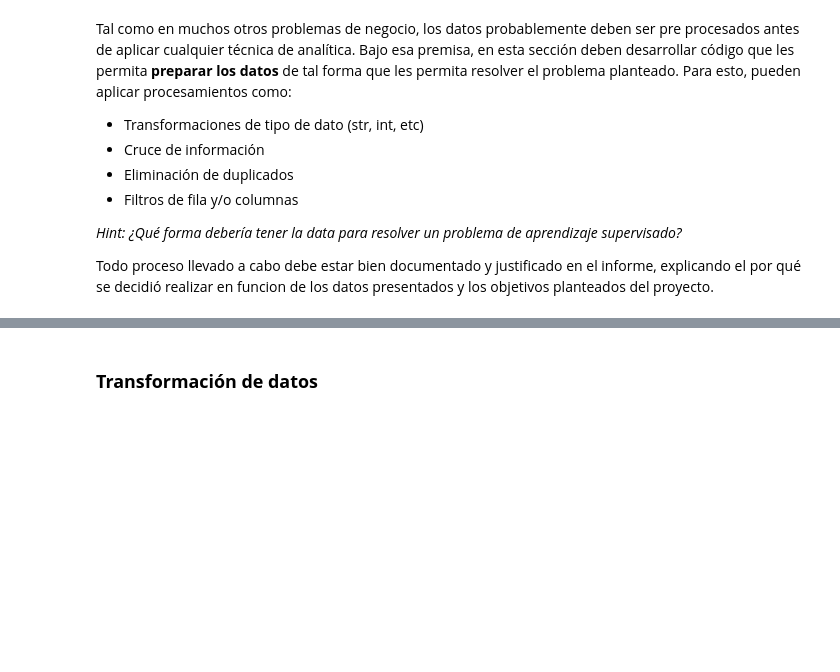
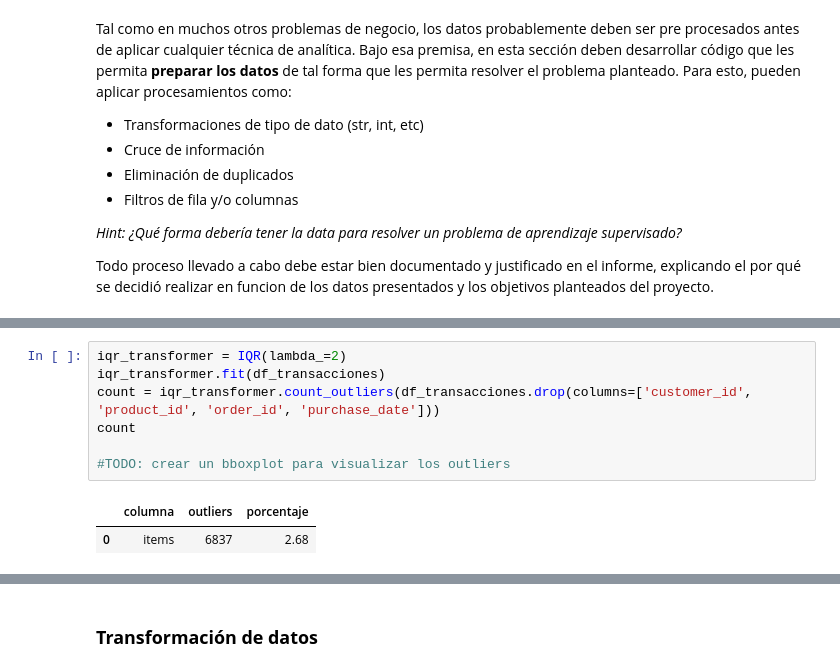
Before and after one commit to onemoremoka/sodaIAdrinks, a Jupyter notebook: datascience_notebook.ipynb, the cells around one changed output, grey strips where cells are left out. Drawn from its saved outputs; the diff is of its cells as text; blank space fills up the shorter version.

```diff
--- a/datascience_notebook.ipynb
+++ b/datascience_notebook.ipynb
@@ -247,0 +293,10 @@ Todo proceso llevado a cabo debe estar bien documentado y justificado en el info
+# %%
+iqr_transformer = IQR(lambda_=2)
+iqr_transformer.fit(df_transacciones)
+count = iqr_transformer.count_outliers(df_transacciones.drop(columns=['customer_id', 'product_id', 'order_id', 'purchase_date']))
+count
+
+#TODO: crear un bboxplot para visualizar los outliers
+# %% [output]
+|  | columna | outliers | porcentaje |
+| 0 | items | 6837 | 2.68 |
```
Also changed, not shown: parts of 32 cells of this notebook, 5 other files.
